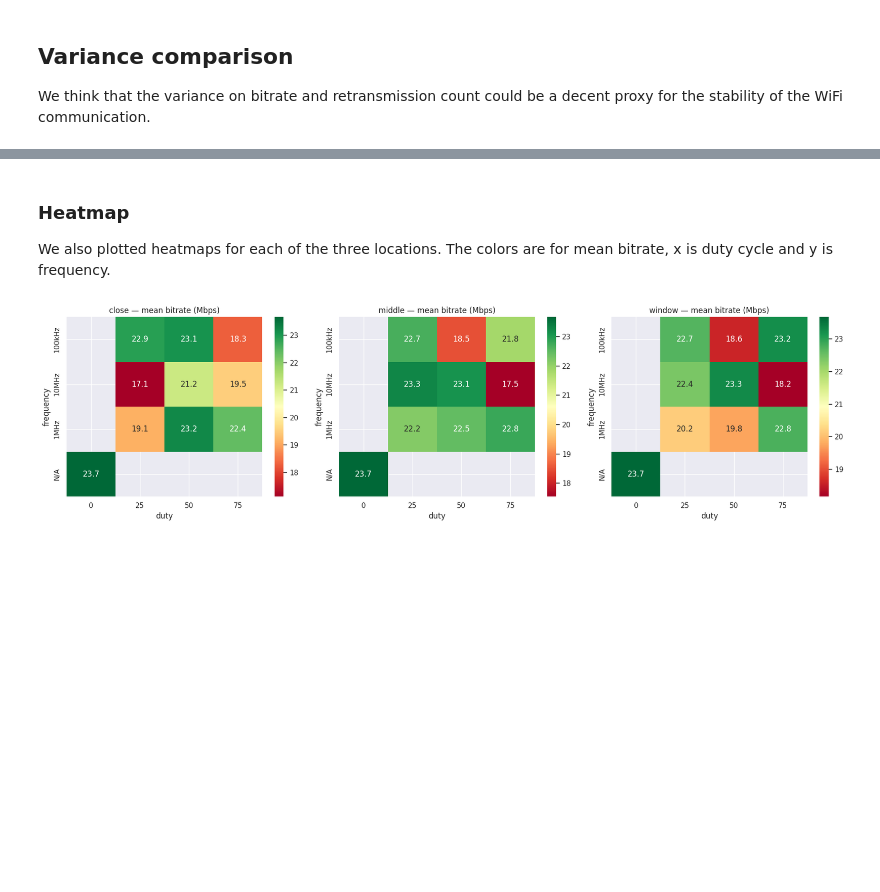
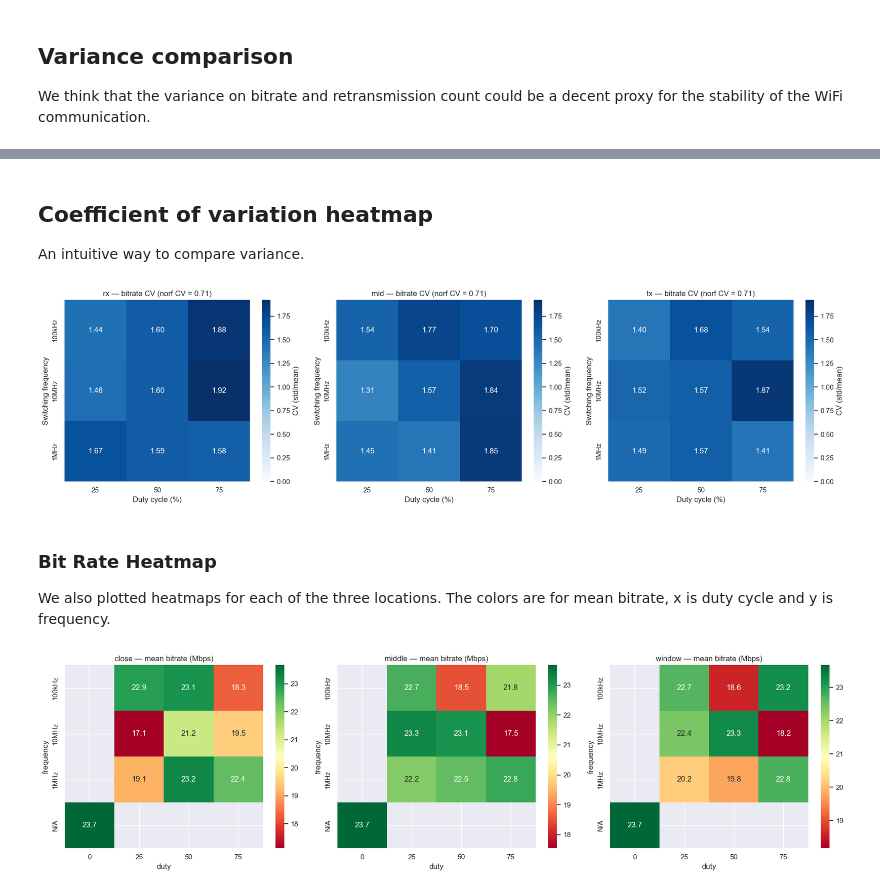
Before and after one commit to jehuddleston/en601616finalproject, a Jupyter notebook: scripts/compare.ipynb, the cells around one changed output, grey strips where cells are left out. Drawn from its saved outputs; the diff is of its cells as text; code cells hidden in the pictures; blank space fills up the shorter version.

```diff
--- a/scripts/compare.ipynb
+++ b/scripts/compare.ipynb
@@ -360,5 +360,49 @@ sns.catplot(data=intervals, x='duty', y='bitrate_mbps',
+# %% [markdown]
+## Coefficient of variation heatmap
+
+An intuitive way to compare variance.
+# %%
+# CV heatmap
+import matplotlib.pyplot as plt
+import numpy as np
+
+def cv(x):
+    m = x.mean()
+    return x.std() / m if m > 0 else np.nan
+
+rf_sender = intervals[(intervals['rf']) & (intervals['role'] == 'sender')]
+
+locations = [('rx',  rf_sender[rf_sender['location'] == 'rx']),
+             ('mid', rf_sender[rf_sender['location'] == 'mid']),
+             ('tx',  rf_sender[rf_sender['location'] == 'tx'])]
+
+pivots = []
+for name, df in locations:
+    g = df.groupby(['frequency', 'duty'])['bitrate_mbps'].apply(cv).reset_index()
+    p = g.pivot(index='frequency', columns='duty', values='bitrate_mbps')
+    pivots.append((name, p))
+
+norf_sender = intervals[(~intervals['rf']) & (intervals['role'] == 'sender')]
+norf_cv = {loc: cv(norf_sender[norf_sender['location'] == loc]['bitrate_mbps'])
+           for loc in ['rx', 'mid', 'tx']}
+
+vmax = np.nanmax([p.values for _, p in pivots])
+
+fig, axes = plt.subplots(1, 3, figsize=(18, 5))
+for ax, (name, pivot) in zip(axes, pivots):
+    sns.heatmap(pivot, annot=True, fmt='.2f',
+                cmap='Blues', vmin=0, vmax=vmax,
+                ax=ax, cbar_kws={'label': 'CV (std/mean)'})
+    ax.set_title(f"{name} — bitrate CV (norf CV = {norf_cv[name]:.2f})")
+    ax.set_xlabel("Duty cycle (%)")
+    ax.set_ylabel("Switching frequency")
+
+plt.tight_layout()
+plt.show()
+# %% [output]
+[figure, added]
 # %% [markdown]
-### Heatmap
+### Bit Rate Heatmap
 
 We also plotted heatmaps for each of the three locations. The colors are for mean bitrate, x is duty cycle and y is frequency.
 # %%
```
Also changed, not shown: parts of 11 cells of this notebook.
